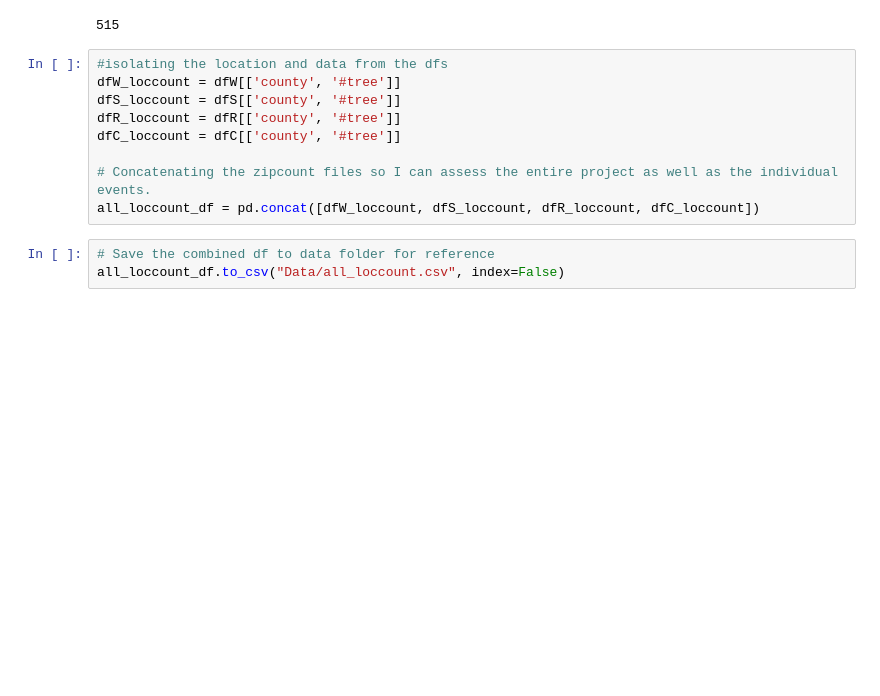
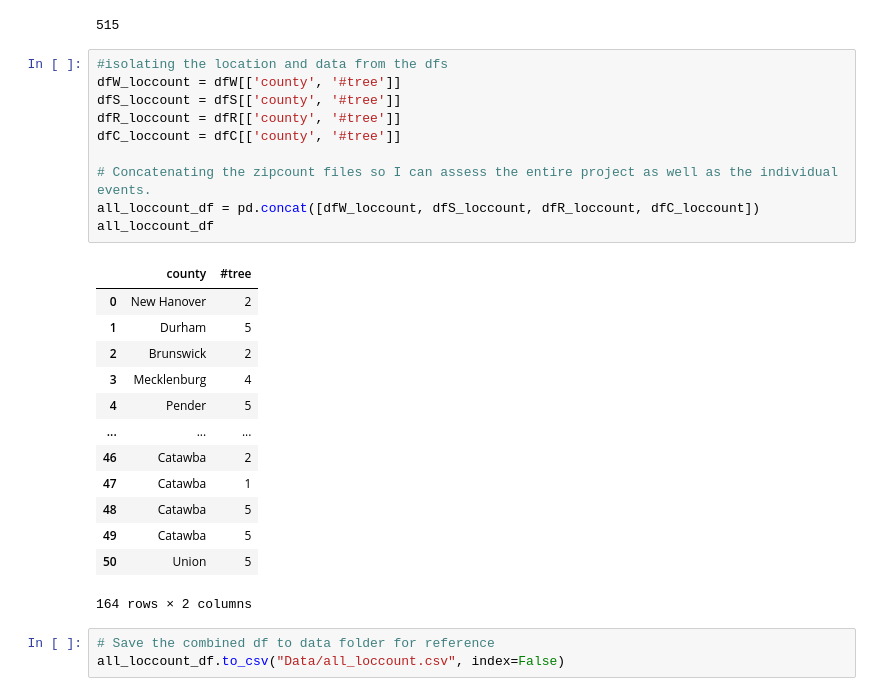
Before and after one commit to ConBonAon/BPBGIS, a Jupyter notebook: BPBnt.ipynb, the cells around one changed output. Drawn from its saved outputs; the diff is of its cells as text; blank space fills up the shorter version.

```diff
--- a/BPBnt.ipynb
+++ b/BPBnt.ipynb
@@ -82,12 +82,27 @@ print(grand_total)
 # %%
 #isolating the location and data from the dfs
 dfW_loccount = dfW[['county', '#tree']]
 dfS_loccount = dfS[['county', '#tree']]
 dfR_loccount = dfR[['county', '#tree']]
 dfC_loccount = dfC[['county', '#tree']]
 
 # Concatenating the zipcount files so I can assess the entire project as well as the individual events.
 all_loccount_df = pd.concat([dfW_loccount, dfS_loccount, dfR_loccount, dfC_loccount])
+all_loccount_df
+# %% [output]
+|  | county | #tree |
+| 0 | New Hanover | 2 |
+| 1 | Durham | 5 |
+| 2 | Brunswick | 2 |
+| 3 | Mecklenburg | 4 |
+| 4 | Pender | 5 |
+| ... | ... | ... |
+| 46 | Catawba | 2 |
+| 47 | Catawba | 1 |
+| 48 | Catawba | 5 |
+| 49 | Catawba | 5 |
+| 50 | Union | 5 |
+164 rows × 2 columns
 # %%
 # Save the combined df to data folder for reference
 all_loccount_df.to_csv("Data/all_loccount.csv", index=False)
```
Also changed, not shown: parts of 2 cells of this notebook, 2 other files.
